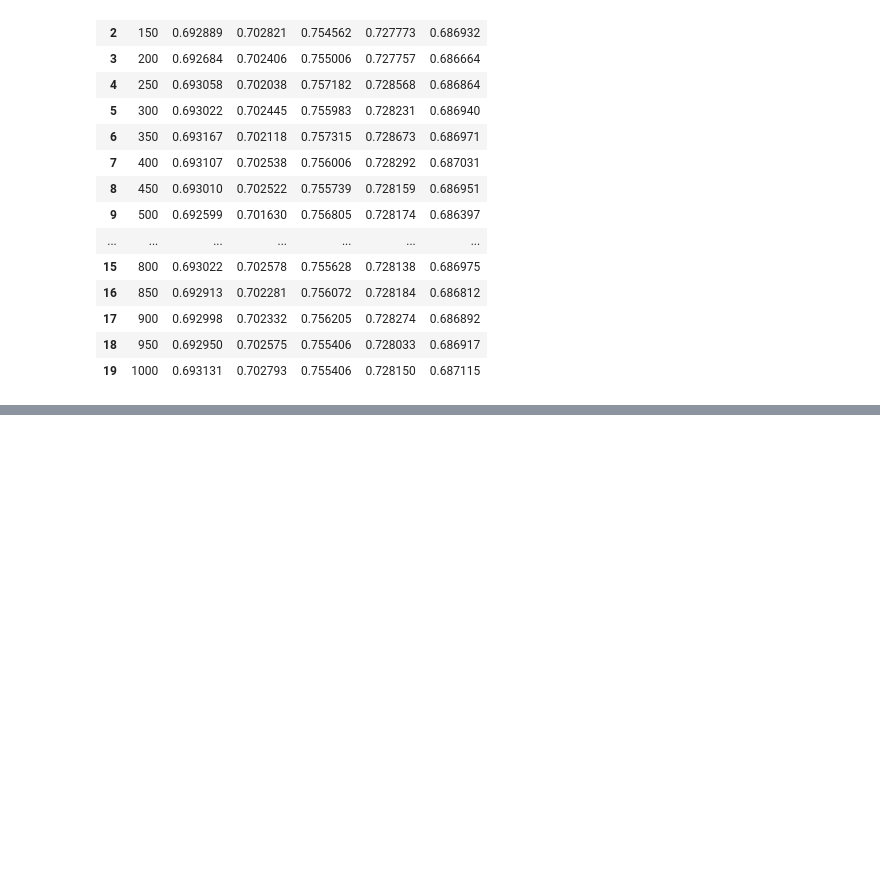
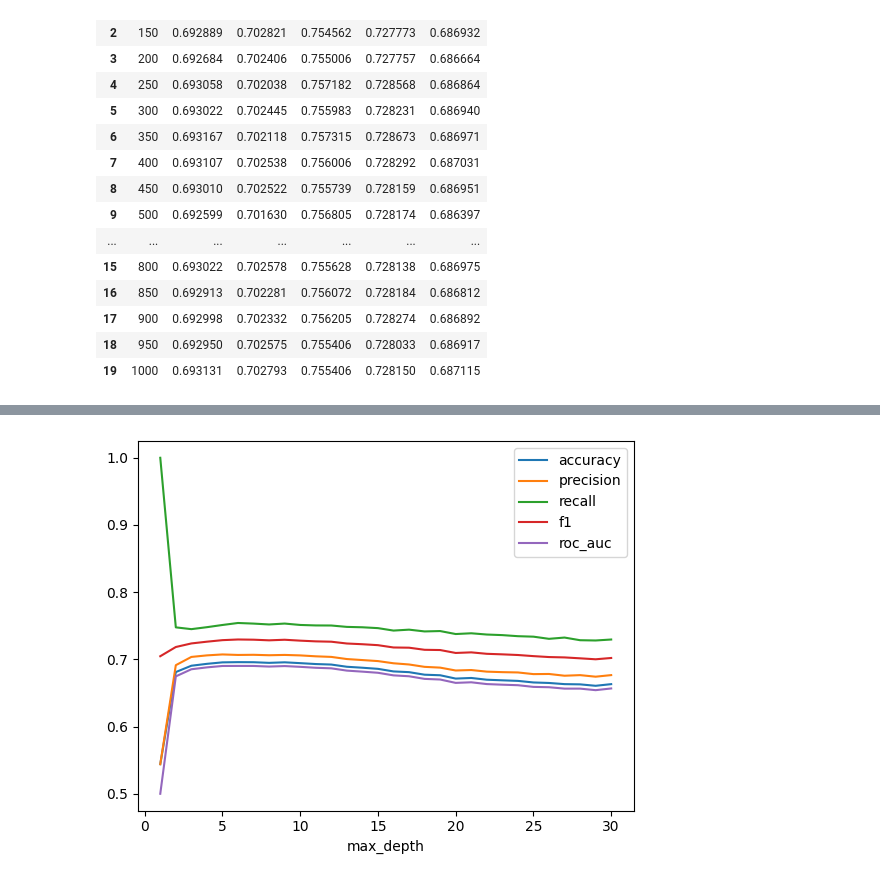
Before and after one commit to sariaslaso/retention_prediction, a Jupyter notebook: customer_churn_tfdf.ipynb, the cells around one changed output, grey strips where cells are left out. Saved outputs shown, nothing was run; the diff lists cells and outputs as text; code cells hidden in the pictures; blank space fills up the shorter version.

Commit message:
metrics using GBT for different max_depth vals

```diff
--- a/customer_churn_tfdf.ipynb
+++ b/customer_churn_tfdf.ipynb
@@ -357,0 +378,20 @@ trained forest with max_depth of 3
+# %%
+accuracy_plot = [a for _, a in accuracy]
+precision_plot = [a for _, a in precision]
+recall_plot = [a for _, a in recall]
+f1_plot = [a for _, a in f1]
+roc_auc_plot = [a for _, a in roc_auc]
+# %%
+plt.plot(max_depth, accuracy_plot)
+plt.plot(max_depth, precision_plot)
+plt.plot(max_depth, recall_plot)
+plt.plot(max_depth, f1_plot)
+plt.plot(max_depth, roc_auc_plot)
+
+plt.legend(["accuracy", "precision", "recall", "f1", "roc_auc"], loc = "best")
+
+plt.xlabel("max_depth")
+
+plt.show()
+# %% [output]
+[figure, added]
```
Also changed, not shown: parts of 12 cells of this notebook.
